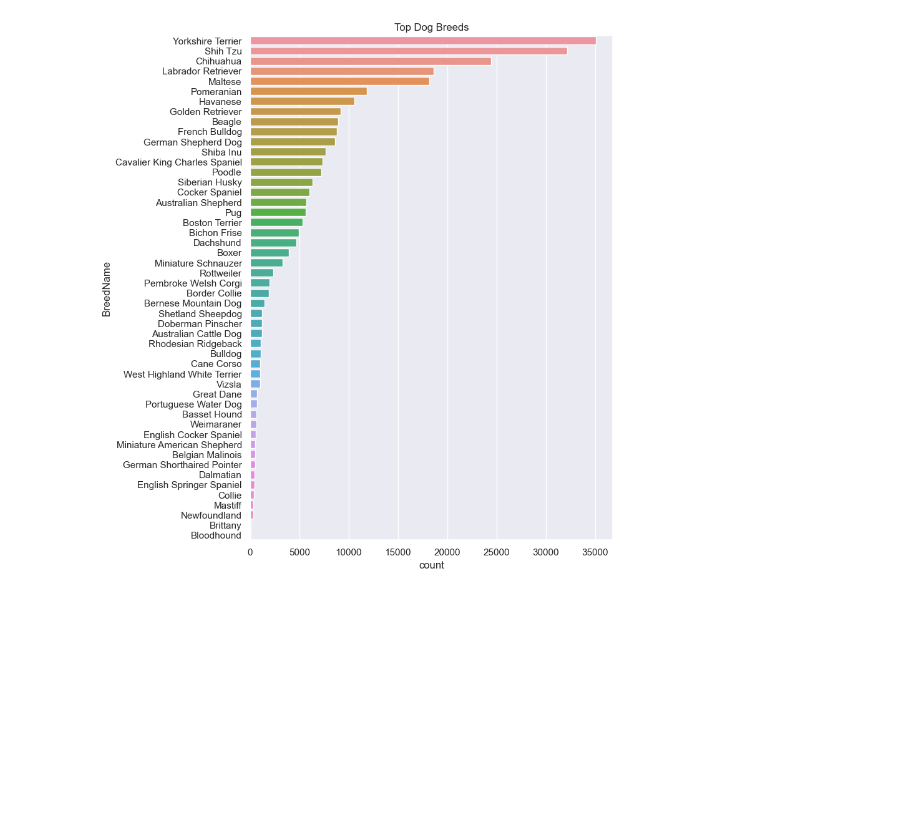
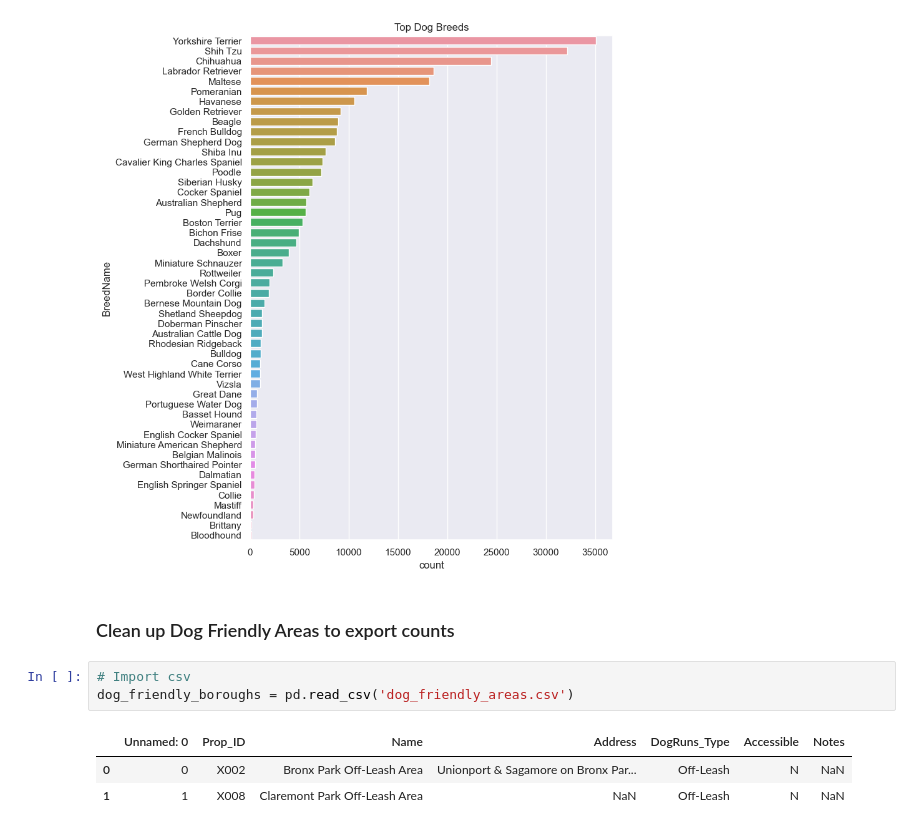
Before and after one commit to StarkArk/Tailored_Tails, a Jupyter notebook: Exploration/doggy_data/doggy_exploration.ipynb, the cells around one changed output. Cells and saved outputs as stored; diff of their text form; blank space fills up the shorter version.

Commit message:
updated cleaned files

```diff
--- a/Exploration/doggy_data/doggy_exploration.ipynb
+++ b/Exploration/doggy_data/doggy_exploration.ipynb
@@ -932,3 +933,12 @@ plt.title("Top Dog Breeds")
 plt.show()
 # %% [output]
 [figure]
+# %% [markdown]
+### Clean up Dog Friendly Areas to export counts
+# %%
+# Import csv
+dog_friendly_boroughs = pd.read_csv('dog_friendly_areas.csv')
+# %% [output]
+|  | Unnamed: 0 | Prop_ID | Name | Address | DogRuns_Type | Accessible | Notes |
+| 0 | 0 | X002 | Bronx Park Off-Leash Area | Unionport & Sagamore on Bronx Par... | Off-Leash | N | NaN |
+| 1 | 1 | X008 | Claremont Park Off-Leash Area | NaN | Off-Leash | N | NaN |
```
Also changed, not shown: parts of 17 cells of this notebook, 6 other files.
